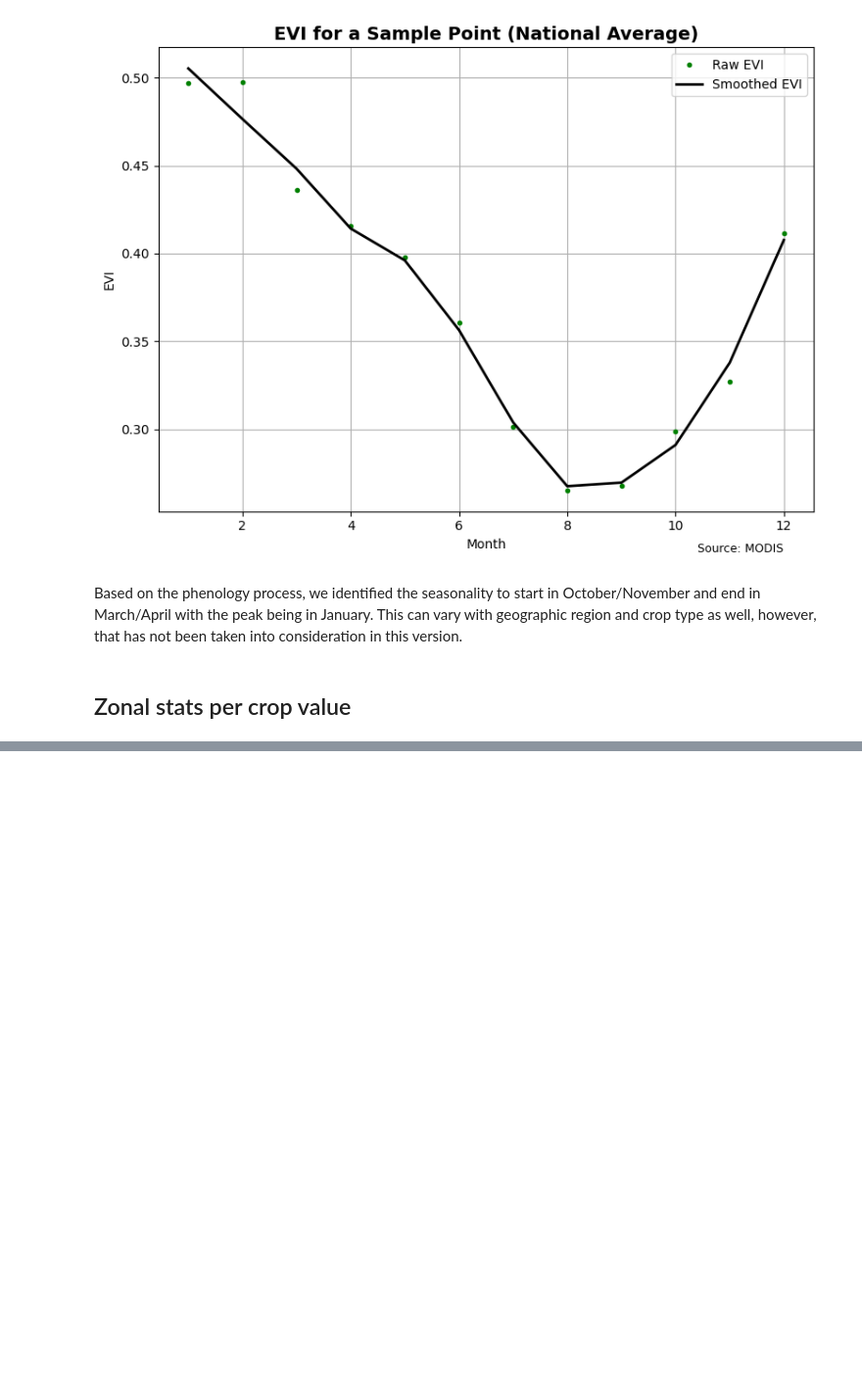
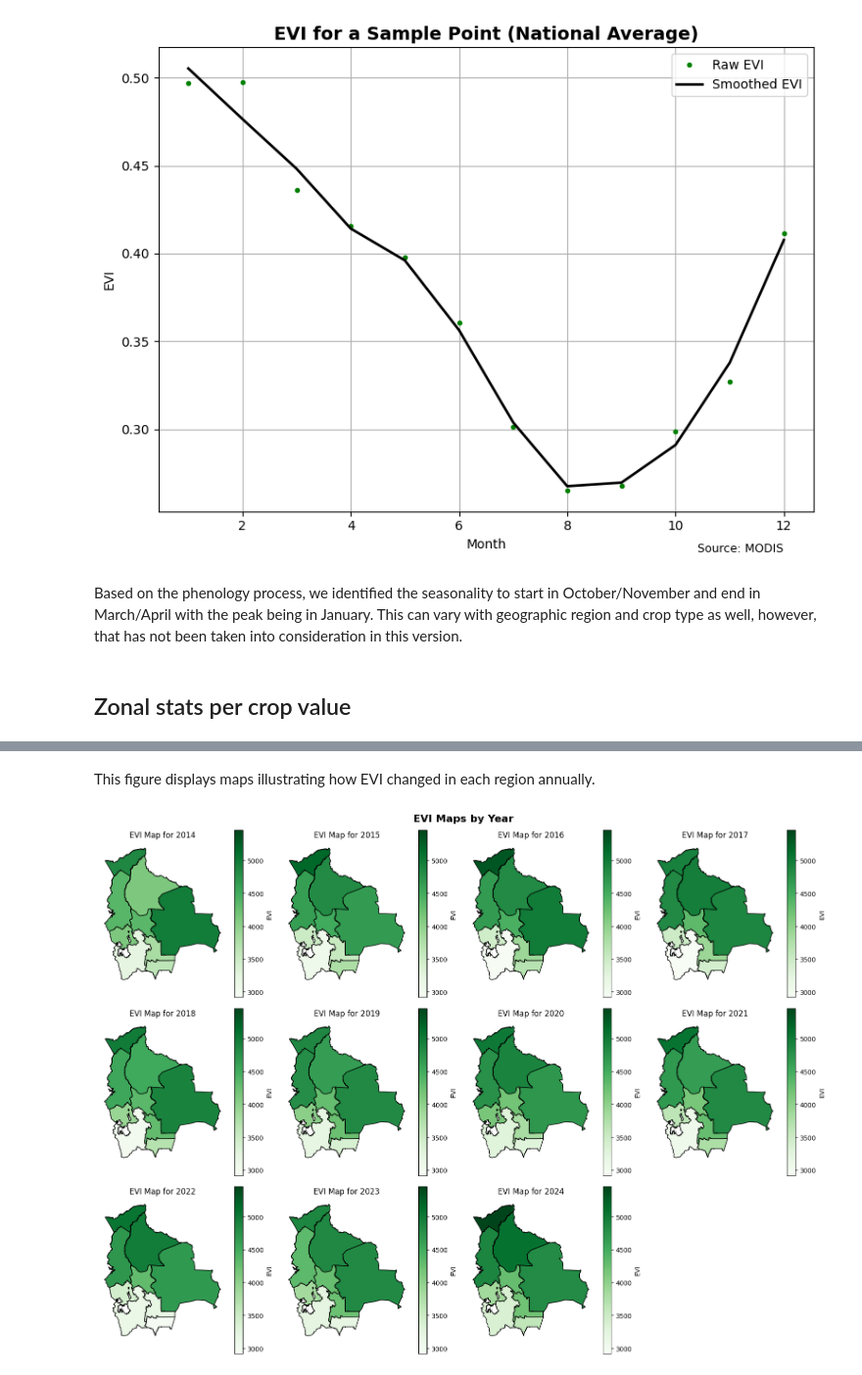
Before and after one commit to datapartnership/bolivia-economic-monitor, a Jupyter notebook: notebooks/evi_analysis.ipynb, the cells around one changed output, grey strips where cells are left out. Shown at 98% size. Cells and saved outputs as stored; diff of their text form; code cells hidden in the pictures; blank space fills up the shorter version.

```diff
--- a/notebooks/evi_analysis.ipynb
+++ b/notebooks/evi_analysis.ipynb
@@ -831,0 +908,51 @@ plot_evi_by_year(gdf, start_year=2014, end_year=2022)
+# %% [markdown]
+This figure displays maps illustrating how EVI changed in each region annually.
+# %%
+gdf = (
+    gpd.read_file("../data/boundaries/BOL_ADM1_gbOpen.geojson")
+    .rename(columns={"shapeName": "region"})
+    .merge(adm1_annual, on="region", how="left")
+    .groupby(["region", "year", "geometry"])["EVI"]
+    .median()
+    .reset_index()
+    .pipe(lambda df: gpd.GeoDataFrame(df, geometry="geometry", crs="EPSG:4326"))
+)
+
+
+# Create maps facet plot per year
+def plot_maps_per_year(gdf, start_year=2014, end_year=2024):
+    years = range(start_year, end_year + 1)
+    nrows = (len(years) + 2) // 4
+    fig, axes = plt.subplots(nrows=nrows, ncols=4, figsize=(16, 4 * nrows))
+    fig.suptitle("EVI Maps by Year", fontsize=16, weight="bold")
+    axes = axes.flatten()
+
+    # Calculate global min/max for consistent color scale
+    vmin = gdf["EVI"].min()
+    vmax = gdf["EVI"].max()
+
+    for i, year in enumerate(years):
+        ax = axes[i]
+        gdf[gdf["year"] == year].plot(
+            column="EVI",
+            ax=ax,
+            legend=True,
+            cmap="Greens",
+            edgecolor="black",
+            vmin=vmin,
+            vmax=vmax,
+            legend_kwds={"label": "EVI"},
+        )
+        ax.set_title(f"EVI Map for {year}")
+        ax.set_axis_off()
+
+    for j in range(i + 1, len(axes)):
+        axes[j].set_visible(False)
+
+    plt.tight_layout()
+    plt.show()
+
+
+plot_maps_per_year(gdf, start_year=2014, end_year=2024)
+# %% [output]
+[figure, added]
```
Also changed, not shown: parts of 12 cells of this notebook, 1 other file.
